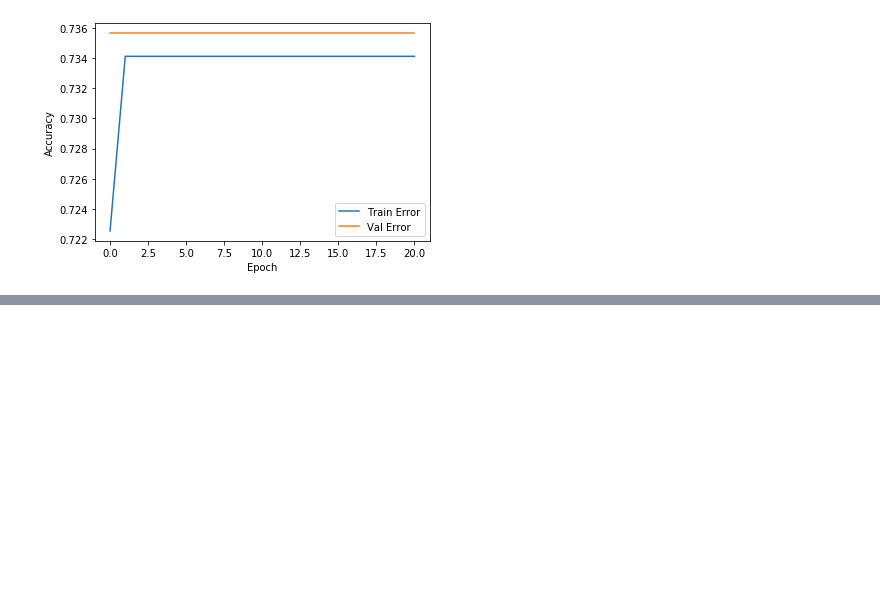
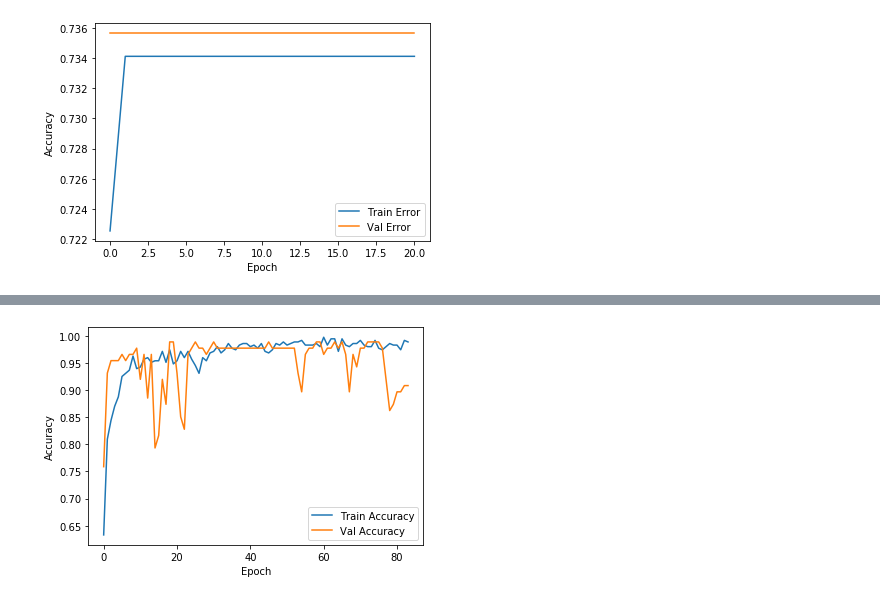
Before and after one commit to TomasSuarezL/oss-stage-2019, a Jupyter notebook: Multiomic Dataset/Multiomic_Classifier.ipynb, the cells around one changed output, grey strips where cells are left out. Cells and saved outputs as stored; diff of their text form; code cells hidden in the pictures; blank space fills up the shorter version.

```diff
--- a/Multiomic Dataset/Multiomic_Classifier.ipynb
+++ b/Multiomic Dataset/Multiomic_Classifier.ipynb
@@ -182,14 +182,19 @@ def plot_history(history):
            label = 'Val Accuracy')
   plt.legend()
 
-early_stop = keras.callbacks.EarlyStopping(monitor='val_loss', min_delta=0.001, patience=10, restore_best_weights=True)
+early_stop = keras.callbacks.EarlyStopping(monitor='val_loss', min_delta=0.0005, patience=10, restore_best_weights=True)
 rlrop = keras.callbacks.ReduceLROnPlateau(monitor='val_loss', min_delta=0.001, patience=5, verbose=1, mode='auto')
 # %%
 # DNN model for classification
 # Define Model 1 - Small "shallow" 1-hidden-layer model
-def build_model1():
+def build_model1(dropout, l1,l2):
   model = keras.Sequential([
-    layers.Dense(2000, activation=tf.nn.relu, input_shape=[len(X_train_norm.keys())]),
+    layers.Dense(800, activation=tf.nn.relu,kernel_regularizer=keras.regularizers.l1_l2(l1,l2), input_shape=[len(X_train_norm.keys())]),
+    layers.Dropout(dropout),
+    layers.BatchNormalization(),
+    layers.Dense(200,activation=tf.nn.relu, kernel_regularizer=keras.regularizers.l1_l2(l1,l2)),
+    layers.Dropout(dropout),
+    layers.BatchNormalization(),
     layers.Dense(2,activation=tf.nn.softmax)
   ])
 
@@ -200,10 +205,10 @@ def build_model1():
                 metrics=['accuracy'])
   return model
 
-model = build_model1()
-EPOCHS = 1000
+model = build_model1(0.5,0.0001,0.0001)
+EPOCHS = 150
 history = model.fit(X_train_norm, y_train_oh, epochs=EPOCHS,
-                    validation_split = 0.2, verbose=0, callbacks=[early_stop, rlrop,PrintDot()])
+                    validation_split = 0.2, verbose=1, callbacks=[early_stop, rlrop,PrintDot()])
 
 plot_history(history)
 
@@ -260,13 +272,10 @@ Epoch 00021: ReduceLROnPlateau reducing learning rate to 1.0000000474974514e-05.
 # Define Model 2 - Medium model
 def build_model3(dropout: int, l1: int, l2: int):
     model = keras.Sequential([
-        layers.Dense(100, activation=tf.nn.relu ,kernel_regularizer=keras.regularizers.l1_l2(l1,l2), input_shape=[len(X_train_norm.keys())]),
+        layers.Dense(1000, activation=tf.nn.relu ,kernel_regularizer=keras.regularizers.l1_l2(l1,l2), input_shape=[len(X_train_norm.keys())]),
         layers.Dropout(dropout),
         layers.BatchNormalization(),
-        layers.Dense(25,activation=tf.nn.relu, kernel_regularizer=keras.regularizers.l1_l2(l1,l2)),
-        layers.Dropout(dropout),
-        layers.BatchNormalization(),
-        layers.Dense(10,activation=tf.nn.relu, kernel_regularizer=keras.regularizers.l1_l2(l1,l2)),
+        layers.Dense(20,activation=tf.nn.relu, kernel_regularizer=keras.regularizers.l1_l2(l1,l2)),
         layers.Dropout(dropout),
         layers.BatchNormalization(),
         layers.Dense(2,activation=tf.nn.softmax)
@@ -279,9 +288,9 @@ def build_model3(dropout: int, l1: int, l2: int):
                 metrics=['accuracy'])
     return model
 
-model2 = build_model3(0.5,0.0001,0.0005)
-EPOCHS = 150
-history2 = model2.fit(X_train_norm, y_train_oh, epochs=EPOCHS,
+model2 = build_model3(0.5,0.0001,0.0001)
+EPOCHS = 100
+history2 = model2.fit(X_train_norm, y_train_oh, epochs=EPOCHS, batch_size=64,
                     validation_split = 0.2, verbose=1, callbacks=[early_stop, rlrop, PrintDot()])
 
 plot_history(history2)
@@ -291,2 +316,3 @@ ResourceExhaustedError: OOM when allocating tensor with shape[20502,100] and typ
+[figure, added]
 # %%
 ## Best model: 0.5, 0.0001,0.0001
```
Also changed, not shown: parts of 2 cells of this notebook, 2 other files.
